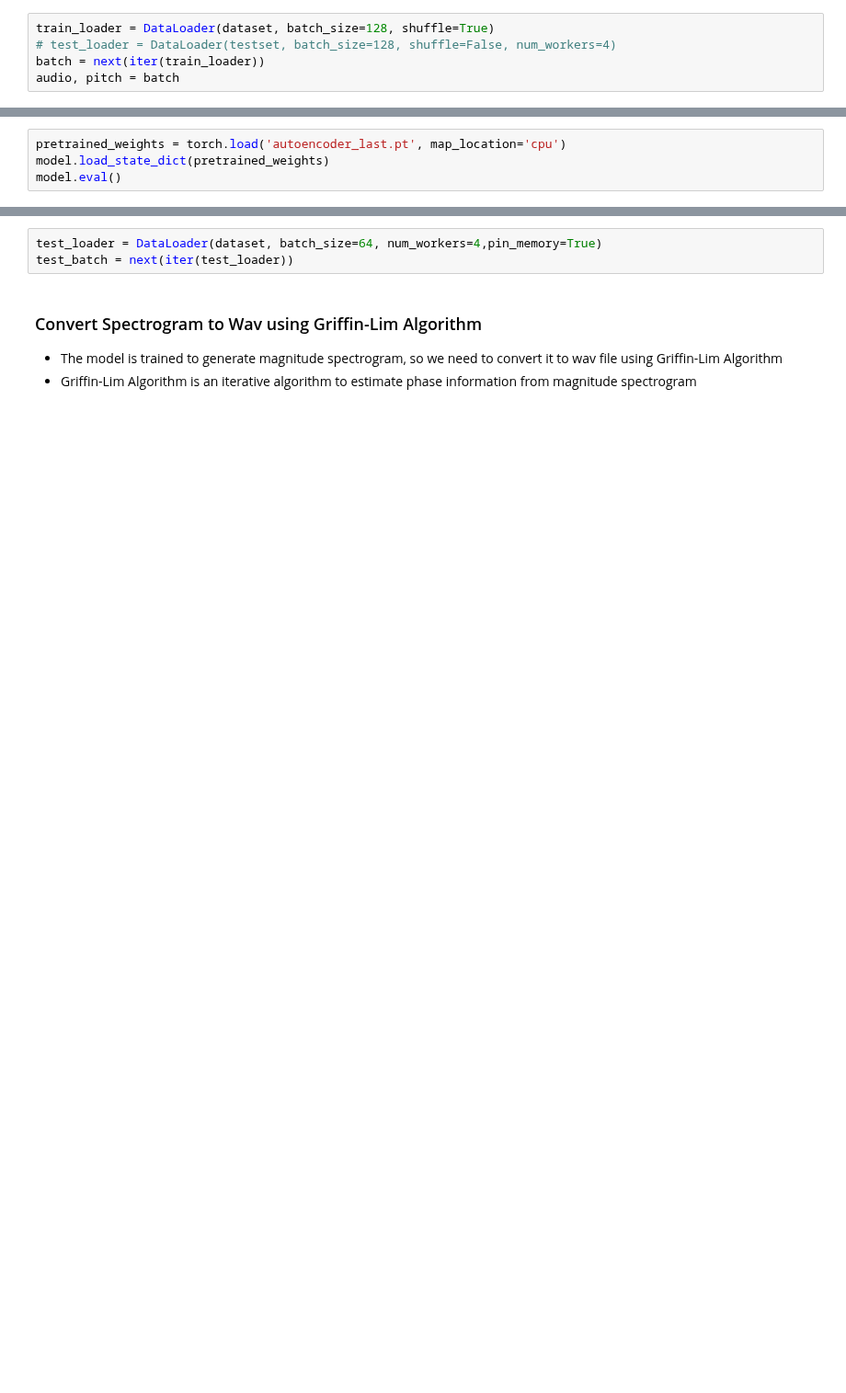
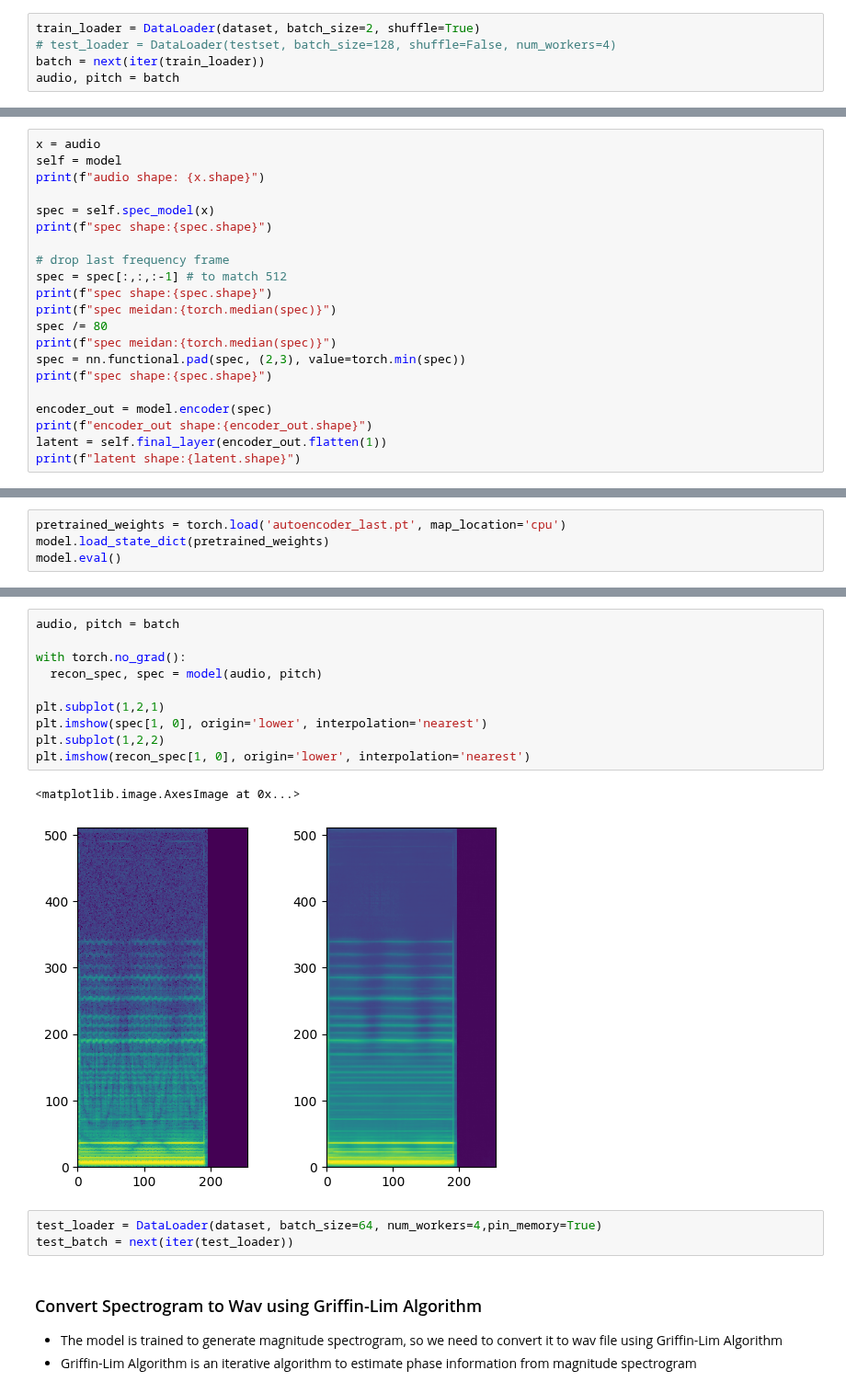
Before and after one commit to jdasam/ant5015, a Jupyter notebook: notebooks/14th_week_nsynth_autoencoder.ipynb, the cells around one changed output, grey strips where cells are left out. Shown at 92% size. Cells and saved outputs as stored; diff of their text form; blank space fills up the shorter version.

```diff
--- a/notebooks/14th_week_nsynth_autoencoder.ipynb
+++ b/notebooks/14th_week_nsynth_autoencoder.ipynb
@@ -42,5 +58,5 @@ dataset = NSynthDataSet(Path('nsynth-test'))
 # %%
-train_loader = DataLoader(dataset, batch_size=128, shuffle=True)
+train_loader = DataLoader(dataset, batch_size=2, shuffle=True)
 # test_loader = DataLoader(testset, batch_size=128, shuffle=False, num_workers=4)
 batch = next(iter(train_loader))
 audio, pitch = batch
@@ -121,0 +177,21 @@ recon_spec.shape, spec.shape
+# %%
+x = audio
+self = model
+print(f"audio shape: {x.shape}")
+
+spec = self.spec_model(x)
+print(f"spec shape:{spec.shape}")
+
+# drop last frequency frame
+spec = spec[:,:,:-1] # to match 512
+print(f"spec shape:{spec.shape}")
+print(f"spec meidan:{torch.median(spec)}")
+spec /= 80
+print(f"spec meidan:{torch.median(spec)}")
+spec = nn.functional.pad(spec, (2,3), value=torch.min(spec))
+print(f"spec shape:{spec.shape}")
+
+encoder_out = model.encoder(spec)
+print(f"encoder_out shape:{encoder_out.shape}")
+latent = self.final_layer(encoder_out.flatten(1))
+print(f"latent shape:{latent.shape}")
@@ -129,3 +245,16 @@ model.eval()
+# %%
+audio, pitch = batch
+
+with torch.no_grad():
+  recon_spec, spec = model(audio, pitch)
+
+plt.subplot(1,2,1)
+plt.imshow(spec[1, 0], origin='lower', interpolation='nearest')
+plt.subplot(1,2,2)
+plt.imshow(recon_spec[1, 0], origin='lower', interpolation='nearest')
+# %% [output]
+<matplotlib.image.AxesImage at 0x...>
+[figure, added]
 # %%
 test_loader = DataLoader(dataset, batch_size=64, num_workers=4,pin_memory=True)
 test_batch = next(iter(test_loader))
```
Also changed, not shown: parts of 20 cells of this notebook.
